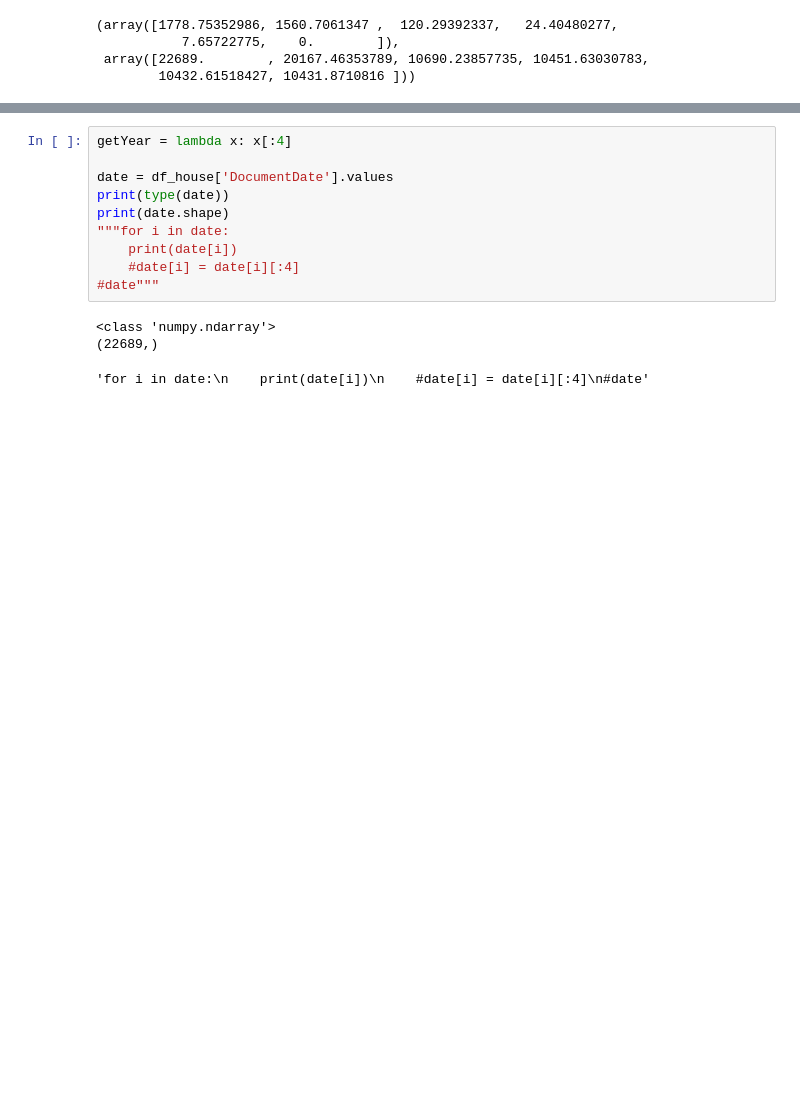
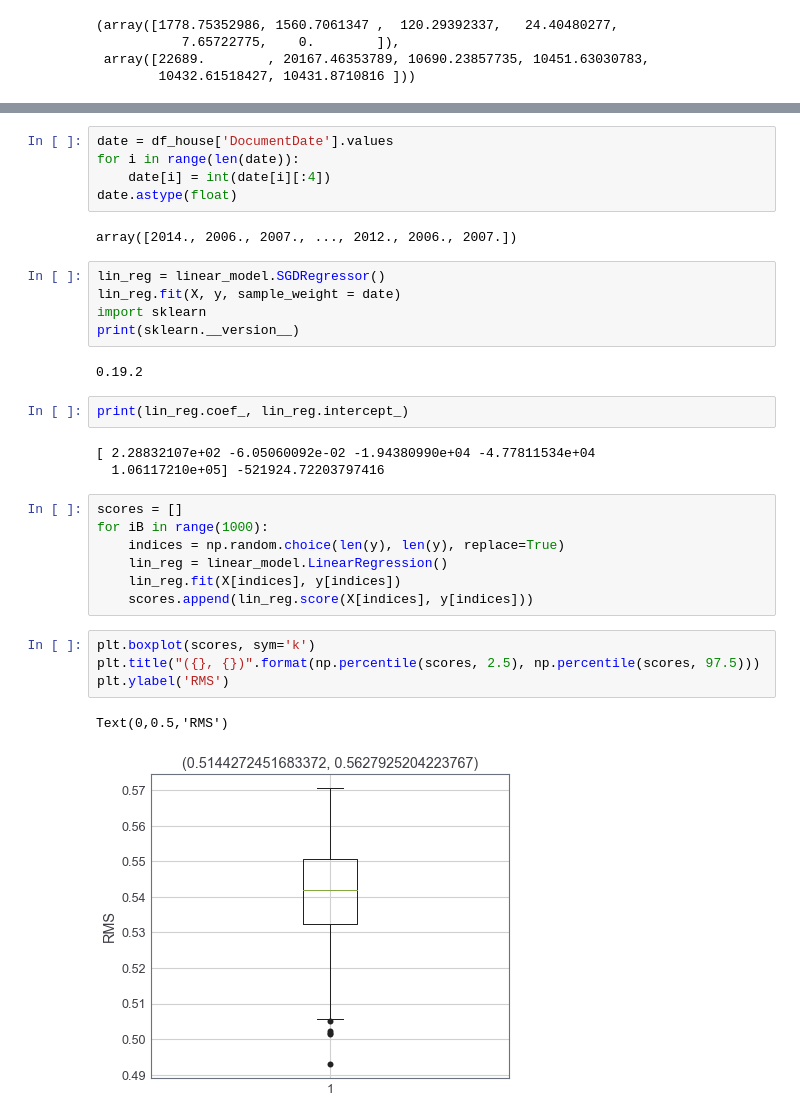
Before and after one commit to MingliangZhou/stat_ds, a Jupyter notebook: code/ch_4.ipynb, the cells around one changed output, grey strips where cells are left out. Drawn from its saved outputs; the diff is of its cells as text; blank space fills up the shorter version.

```diff
--- a/code/ch_4.ipynb
+++ b/code/ch_4.ipynb
@@ -170,14 +170,33 @@ Text(0,0.5,'AIC')
 # %%
-getYear = lambda x: x[:4]
-
 date = df_house['DocumentDate'].values
-print(type(date))
-print(date.shape)
-"""for i in date:
-    print(date[i])
-    #date[i] = date[i][:4]
-#date"""
+for i in range(len(date)):
+    date[i] = int(date[i][:4])
+date.astype(float)
 # %% [output]
-<class 'numpy.ndarray'>
-(22689,)
+array([2014., 2006., 2007., ..., 2012., 2006., 2007.])
-'for i in date:\n    print(date[i])\n    #date[i] = date[i][:4]\n#date'
+# %%
+lin_reg = linear_model.SGDRegressor()
+lin_reg.fit(X, y, sample_weight = date)
+import sklearn
+print(sklearn.__version__)
+# %% [output]
+0.19.2
+# %%
+print(lin_reg.coef_, lin_reg.intercept_)
+# %% [output]
+[ 2.28832107e+02 -6.05060092e-02 -1.94380990e+04 -4.77811534e+04
+  1.06117210e+05] -521924.72203797416
+# %%
+scores = []
+for iB in range(1000):
+    indices = np.random.choice(len(y), len(y), replace=True)
+    lin_reg = linear_model.LinearRegression()
+    lin_reg.fit(X[indices], y[indices])
+    scores.append(lin_reg.score(X[indices], y[indices]))
+# %%
+plt.boxplot(scores, sym='k')
+plt.title("({}, {})".format(np.percentile(scores, 2.5), np.percentile(scores, 97.5)))
+plt.ylabel('RMS')
+# %% [output]
+Text(0,0.5,'RMS')
+[figure, added]
```
Also changed, not shown: parts of 31 cells of this notebook.
